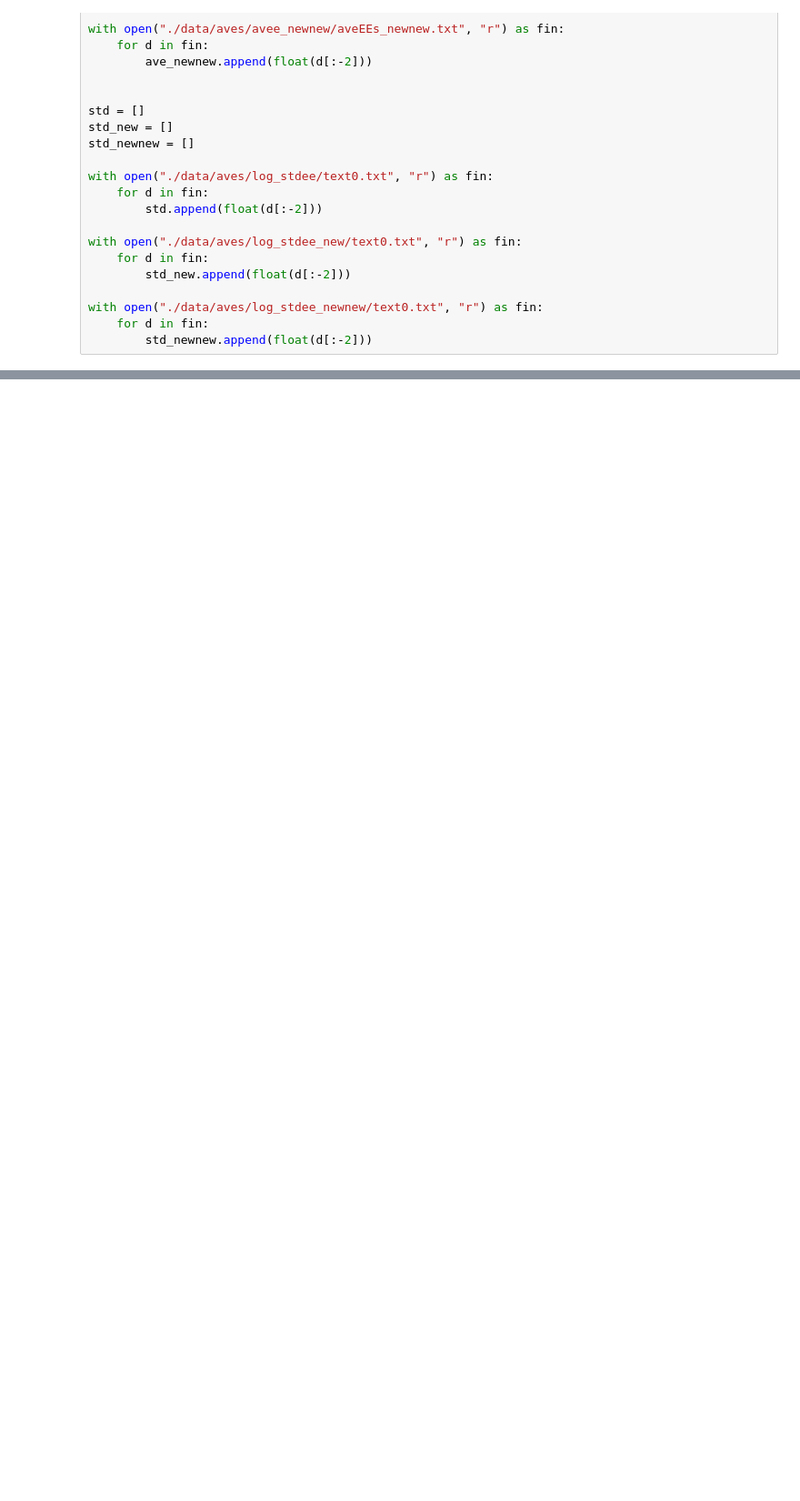
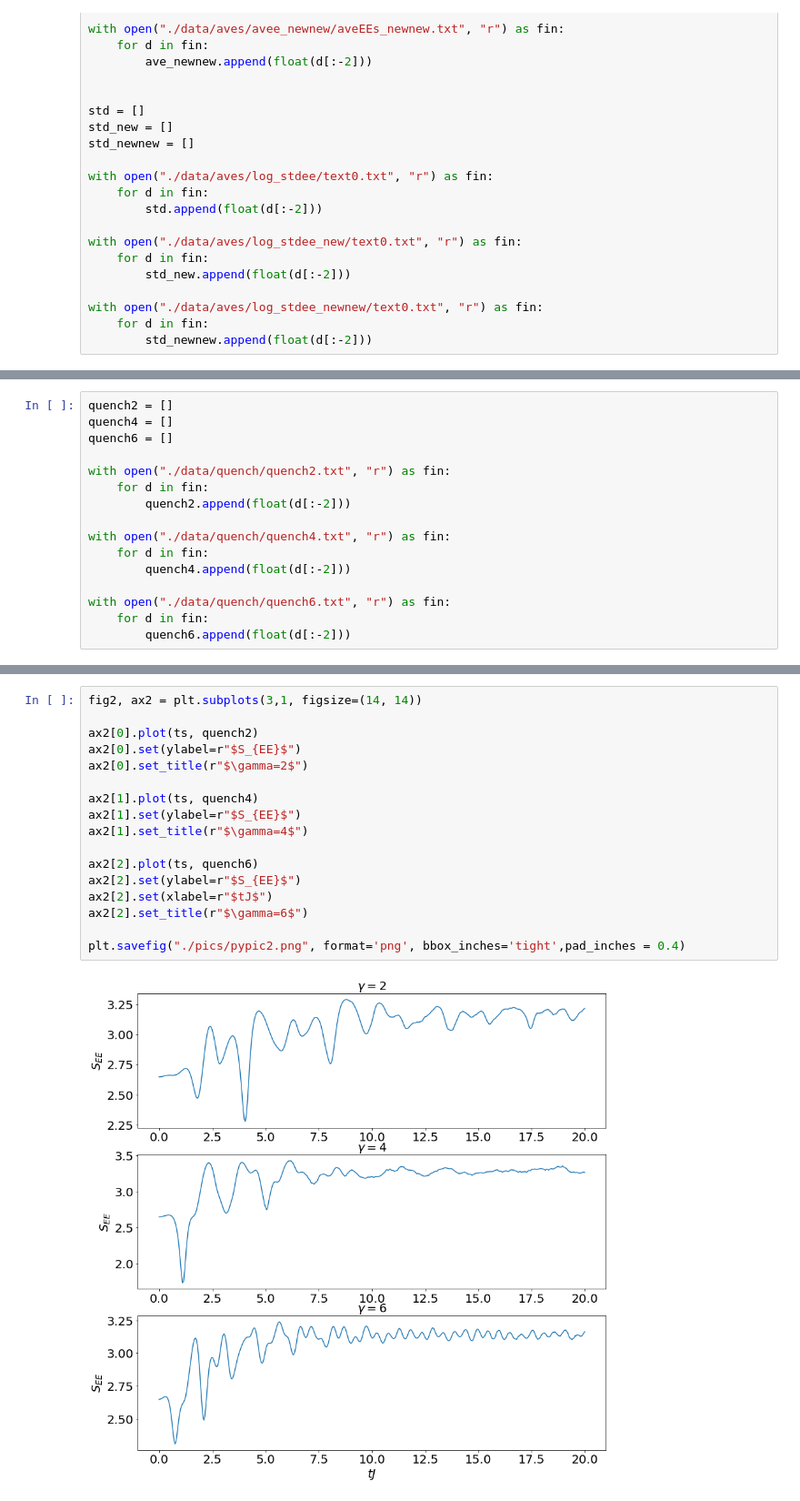
Before and after one commit to coolgas/chaos, a Jupyter notebook: python graphs.ipynb, the cells around one changed output, grey strips where cells are left out. Shown at 91% size. Cells and saved outputs as stored; diff of their text form; blank space fills up the shorter version.

```diff
--- a/python graphs.ipynb
+++ b/python graphs.ipynb
@@ -144,0 +147,16 @@ plt.savefig("./pics/pypic1.png", format='png', bbox_inches='tight',pad_inches =
+# %%
+quench2 = []
+quench4 = []
+quench6 = []
+
+with open("./data/quench/quench2.txt", "r") as fin:
+    for d in fin:
+        quench2.append(float(d[:-2]))
+
+with open("./data/quench/quench4.txt", "r") as fin:
+    for d in fin:
+        quench4.append(float(d[:-2]))
+
+with open("./data/quench/quench6.txt", "r") as fin:
+    for d in fin:
+        quench6.append(float(d[:-2]))
@@ -144,0 +167,19 @@ plt.savefig("./pics/pypic1.png", format='png', bbox_inches='tight',pad_inches =
+# %%
+fig2, ax2 = plt.subplots(3,1, figsize=(14, 14))
+
+ax2[0].plot(ts, quench2)
+ax2[0].set(ylabel=r"$S_{EE}$")
+ax2[0].set_title(r"$\gamma=2$")
+
+ax2[1].plot(ts, quench4)
+ax2[1].set(ylabel=r"$S_{EE}$")
+ax2[1].set_title(r"$\gamma=4$")
+
+ax2[2].plot(ts, quench6)
+ax2[2].set(ylabel=r"$S_{EE}$")
+ax2[2].set(xlabel=r"$tJ$")
+ax2[2].set_title(r"$\gamma=6$")
+
+plt.savefig("./pics/pypic2.png", format='png', bbox_inches='tight',pad_inches = 0.4)
+# %% [output]
+[figure, added]
```
Also changed, not shown: parts of 9 cells of this notebook, 40 other files.
